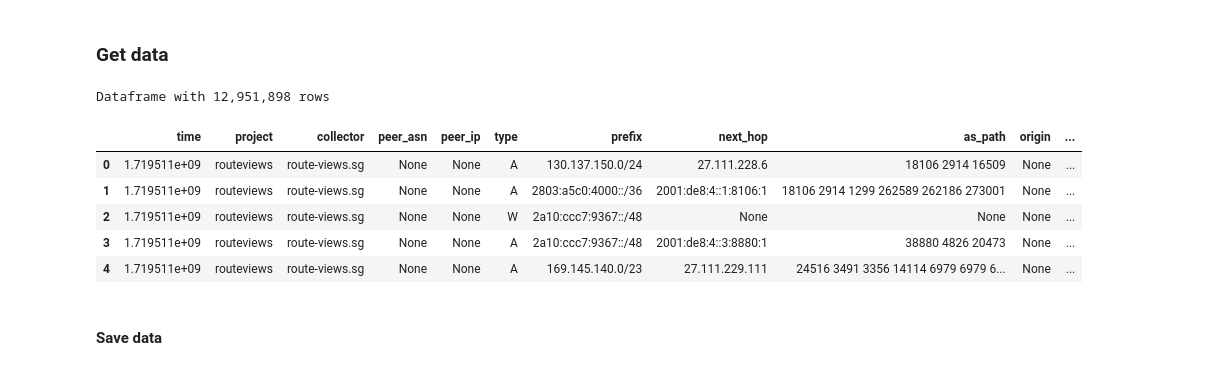
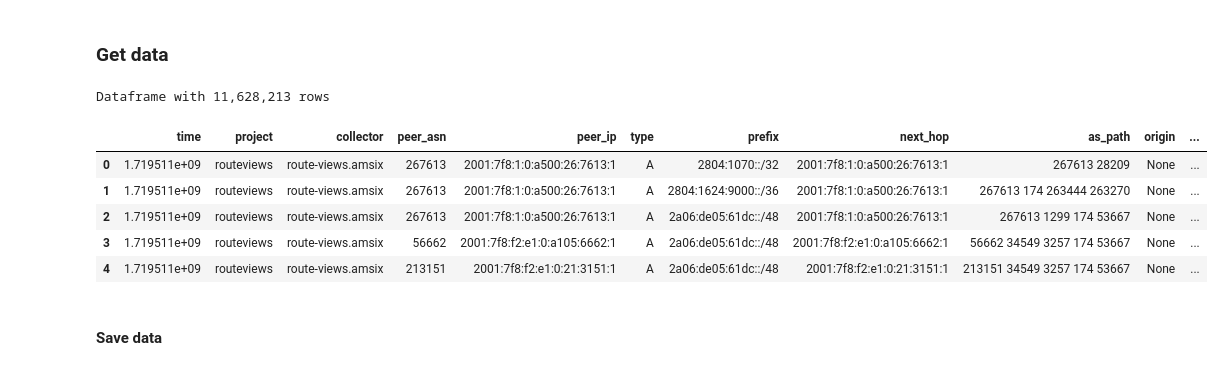
Before and after one commit to Proyecto-Integragor-Equipo-52/BGP-Hijacking-detection, a Jupyter notebook: notebooks/EDA_Chris.ipynb, the cells around one changed output. Drawn from its saved outputs; the diff is of its cells as text; code cells hidden in the pictures.

Commit message:
Update get data section to retrieve data from different collectors

```diff
--- a/notebooks/EDA_Chris.ipynb
+++ b/notebooks/EDA_Chris.ipynb
@@ -16,16 +16,23 @@ Some of the difficulty comes from potential routing hijacks of 1.1.1.1. For exam
 # %% [markdown]
 ### Get data
 # %%
+# collector = "route-views.eqix"
+# collector = "route-views.ny"
+# collector = "route-views.telxatl"
+# collector = "route-views2.saopaulo"
+# collector = "route-views.fortaleza"
+collector = "route-views.amsix"
+
 stream = pybgpstream.BGPStream(
     #project="route-views",          # Proyecto
-    collectors  =   ["route-views.sg"],     # Collector remoto
+    collectors  =   [collector],#     # Collector remoto
     record_type =   "updates",             # "ribs" o "updates"
     from_time   =   "2024-06-27 18:00:00",  # Inicio del rango
     until_time  =   "2024-06-27 22:30:00",     # Fin del rango (aquí 5 minutos)
 
 )
 
-rows = []
+""" rows = []
 
 # Iterar sobre los registros en tiempo real o históricos
 for rec in stream.records():
@@ -45,25 +52,52 @@ for rec in stream.records():
             "local_pref": fields.get("local-pref"),
             "med": fields.get("med"),
             "communities": fields.get("communities"),
+        }) """
+
+rows = []
+
+for rec in stream.records():
+    for elem in rec:
+        f = elem.fields  # solo atributos BGP (no peers)
+
+        # Para retiros (W) no hay as-path/next-hop/etc.
+        is_announce = (elem.type == 'A')
+
+        rows.append({
+            "time": rec.time,                        # epoch (int)
+            "project": rec.project,                  # p.ej. "route-views"
+            "collector": rec.collector,              # p.ej. "route-views.sg"
+            "peer_asn": elem.peer_asn,               # <--- AQUÍ
+            "peer_ip": elem.peer_address,            # <--- AQUÍ
+            "type": elem.type,                       # "A" o "W"
+            "prefix": f.get("prefix"),
+            "next_hop": f.get("next-hop") if is_announce else None,
+            "as_path": f.get("as-path")  if is_announce else None,
+            "origin": f.get("origin")    if is_announce else None,
+            "local_pref": f.get("local-pref") if is_announce else None,
+            "med": f.get("med")                  if is_announce else None,
+            "communities": f.get("communities") if is_announce else None,
         })
 
 # Convertir a DataFrame
 df = pd.DataFrame(rows)
+
+#pd.set_option('display.max_rows', None)
+
 print(f'Dataframe with {len(df):,} rows')
 # %% [output]
-Dataframe with 12,951,898 rows
+Dataframe with 11,628,213 rows
-# %%
-pd.set_option('display.max_rows', None)
 # %%
 df['formatted_time'] = pd.to_datetime(df['time'], unit='s', utc=True)
+df['formatted_time'] = df['formatted_time'].dt.strftime('%Y-%m-%d %H:%M:%S')
 df.head(5)
 # %% [output]
 |  | time | project | collector | peer_asn | peer_ip | type | prefix | next_hop | as_path | origin | ... |
-| 0 | 1.719511e+09 | routeviews | route-views.sg | None | None | A | 130.137.150.0/24 | 27.111.228.6 | 18106 2914 16509 | None | ... |
-| 1 | 1.719511e+09 | routeviews | route-views.sg | None | None | A | 2803:a5c0:4000::/36 | 2001:de8:4::1:8106:1 | 18106 2914 1299 262589 262186 273001 | None | ... |
-| 2 | 1.719511e+09 | routeviews | route-views.sg | None | None | W | 2a10:ccc7:9367::/48 | None | None | None | ... |
-| 3 | 1.719511e+09 | routeviews | route-views.sg | None | None | A | 2a10:ccc7:9367::/48 | 2001:de8:4::3:8880:1 | 38880 4826 20473 | None | ... |
-| 4 | 1.719511e+09 | routeviews | route-views.sg | None | None | A | 169.145.140.0/23 | 27.111.229.111 | 24516 3491 3356 14114 6979 6979 6... | None | ... |
+| 0 | 1.719511e+09 | routeviews | route-views.amsix | 267613 | 2001:7f8:1:0:a500:26:7613:1 | A | 2804:1070::/32 | 2001:7f8:1:0:a500:26:7613:1 | 267613 28209 | None | ... |
+| 1 | 1.719511e+09 | routeviews | route-views.amsix | 267613 | 2001:7f8:1:0:a500:26:7613:1 | A | 2804:1624:9000::/36 | 2001:7f8:1:0:a500:26:7613:1 | 267613 174 263444 263270 | None | ... |
+| 2 | 1.719511e+09 | routeviews | route-views.amsix | 267613 | 2001:7f8:1:0:a500:26:7613:1 | A | 2a06:de05:61dc::/48 | 2001:7f8:1:0:a500:26:7613:1 | 267613 1299 174 53667 | None | ... |
+| 3 | 1.719511e+09 | routeviews | route-views.amsix | 56662 | 2001:7f8:f2:e1:0:a105:6662:1 | A | 2a06:de05:61dc::/48 | 2001:7f8:f2:e1:0:a105:6662:1 | 56662 34549 3257 174 53667 | None | ... |
+| 4 | 1.719511e+09 | routeviews | route-views.amsix | 213151 | 2001:7f8:f2:e1:0:21:3151:1 | A | 2a06:de05:61dc::/48 | 2001:7f8:f2:e1:0:21:3151:1 | 213151 34549 3257 174 53667 | None | ... |
 # %% [markdown]
 #### Save data
 # %%
```
Also changed, not shown: parts of 14 cells of this notebook.
